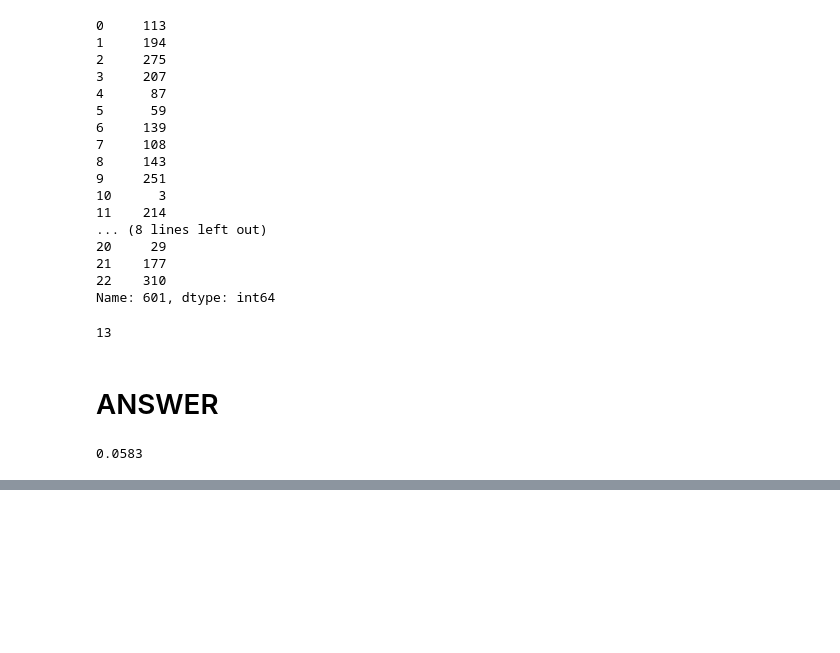
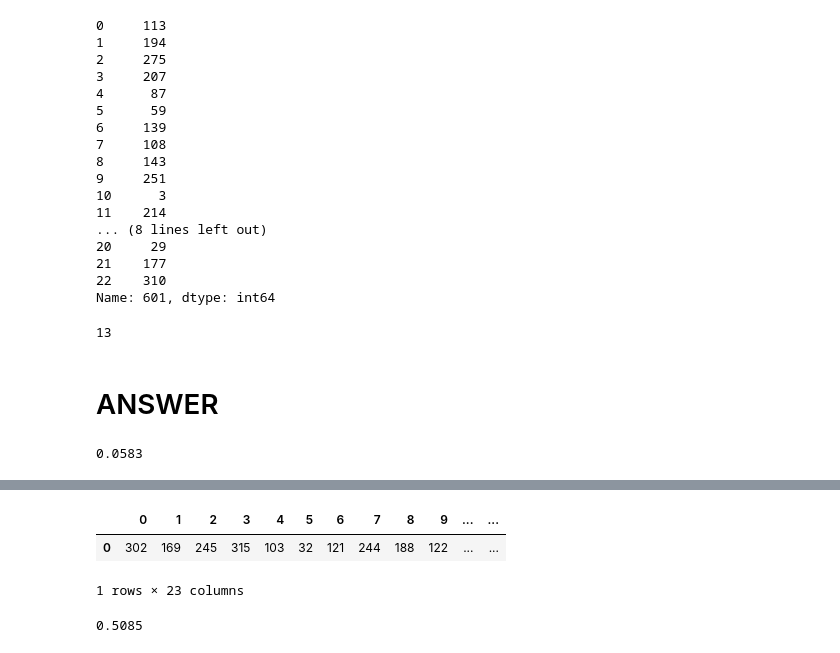
Before and after one commit to manuelparra1/statistics-exercises, a Jupyter notebook: simulation.ipynb, the cells around one changed output, grey strips where cells are left out. Drawn from its saved outputs; the diff is of its cells as text; code cells hidden in the pictures; blank space fills up the shorter version.

```diff
--- a/simulation.ipynb
+++ b/simulation.ipynb
@@ -144,3 +302,7 @@ p_of_taller_woman = random_height.apply(lambda row: row[1] > row[0], axis=1).mea
 # %% [markdown]
 # 6. When installing anaconda on a student's computer, there's a 1 in 250 chance that the download is corrupted and the installation fails. What are the odds that after having 50 students download anaconda, no one has an installation issue? 100 students?
 - #### What is the probability that we observe an installation issue within the first 150 students that download anaconda?
+# %%
+n_sims = 100_000
+outcomes = ['s','f']
+n_students = 50
@@ -387,0 +569,6 @@ count_rows_test.mean()
+# %%
+outcomes=range(1,366)
+n_students = 23
+
+birthdays = np.random.choice(outcomes,size=(n_sims, n_students))
+birthdays
@@ -387,0 +583,12 @@ count_rows_test.mean()
+# %%
+birthdays = pd.DataFrame(birthdays)
+# %%
+birthdays.head(1)
+# %% [output]
+|  | 0 | 1 | 2 | 3 | 4 | 5 | 6 | 7 | 8 | 9 | ... | ... |
+| 0 | 302 | 169 | 245 | 315 | 103 | 32 | 121 | 244 | 188 | 122 | ... | ... |
+1 rows × 23 columns
+# %%
+(birthdays.nunique(axis=1)<n_students).mean()
+# %% [output]
+0.5085
```
Also changed, not shown: parts of 46 cells of this notebook.
